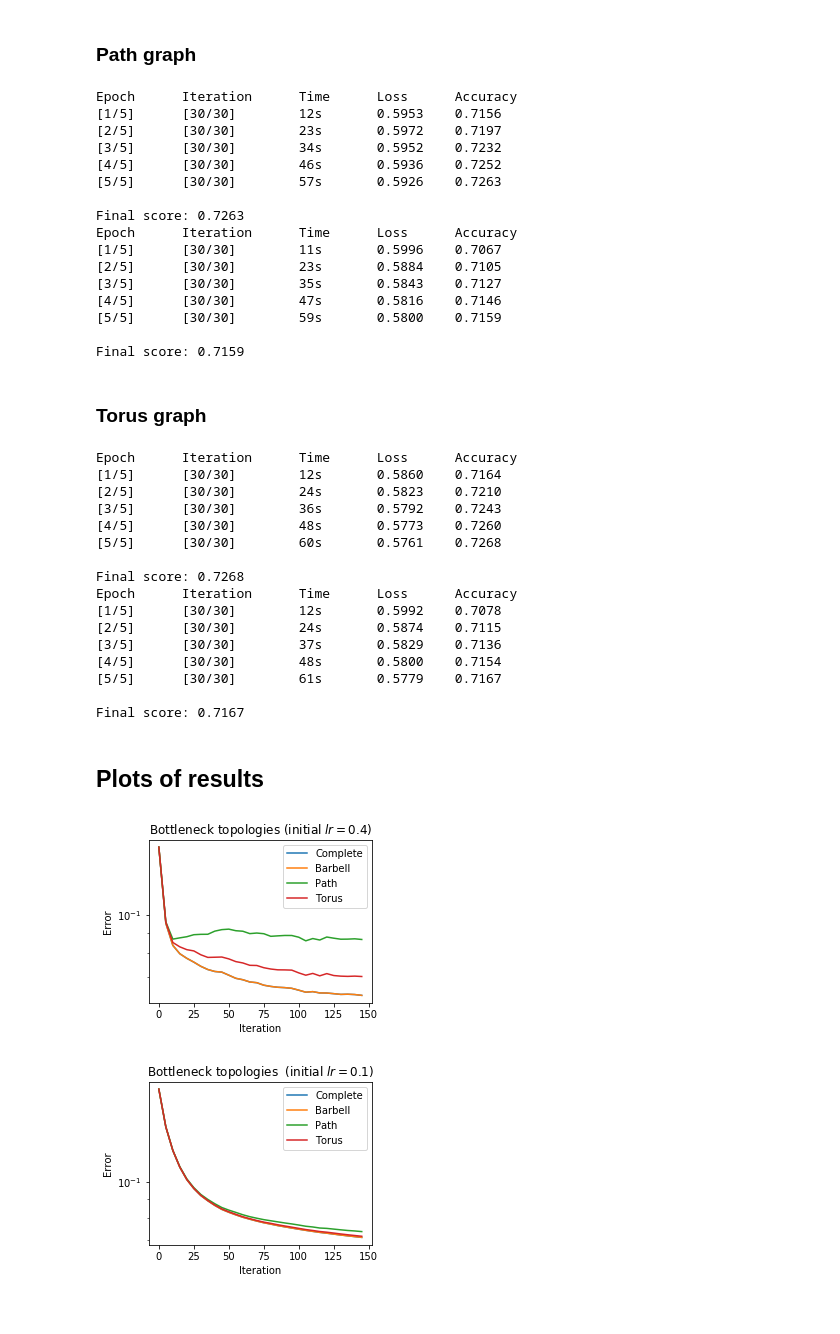
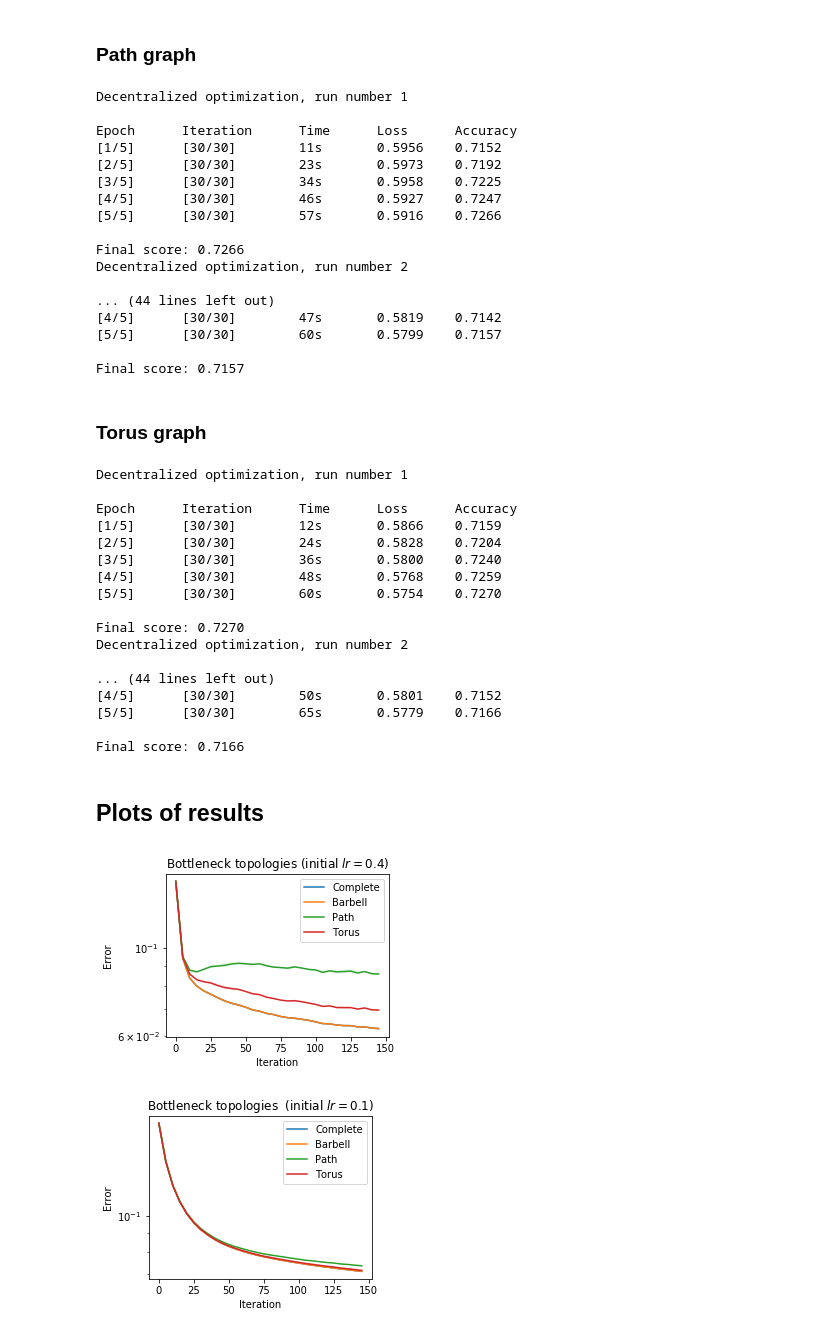
Before and after one commit to Adirlou/OptML_Project, a Jupyter notebook: bottleneck_topologies.ipynb, the cells around one changed output. Saved outputs shown, nothing was run; the diff lists cells and outputs as text; code cells hidden in the pictures.

Commit message:
updated JN for bottleneck + added new plotting function for mean and std

```diff
--- a/bottleneck_topologies.ipynb
+++ b/bottleneck_topologies.ipynb
@@ -65,8 +62,8 @@ params = dict(num_epoch=5, lr_type='bottou',
 # %%
 params_complete = params.copy()
 params_complete['topology'] = 'complete'
-losses_complete = run_logistic(A, y, params_complete, logging=True)
+losses_complete = helpers.run_logistic_n_times(A, y, params_complete, 3)
 
 params_complete['initial_lr'] = 0.1
-losses_complete_bis = run_logistic(A, y, params_complete, logging=True)
+losses_complete_bis = helpers.run_logistic_n_times(A, y, params_complete, 3)
 # %% [output]
@@ -91,8 +89,8 @@ Final score: 0.7171
 # %%
 params_barbell = params.copy()
 params_barbell['topology'] = 'barbell'
-losses_barbell = run_logistic(A, y, params_barbell, logging=True)
+losses_barbell = helpers.run_logistic_n_times(A, y, params_barbell, 3)
 
 params_barbell['initial_lr'] = 0.1
-losses_barbell_bis = run_logistic(A, y, params_barbell, logging=True)
+losses_barbell_bis = helpers.run_logistic_n_times(A, y, params_barbell, 3)
 # %% [output]
@@ -117,61 +116,63 @@ Final score: 0.7171
 # %%
 params_path = params.copy()
 params_path['topology'] = 'path'
-losses_path = run_logistic(A, y, params_path, logging=True)
+losses_path = helpers.run_logistic_n_times(A, y, params_path, 3)
 
 params_path['initial_lr'] = 0.1
-losses_path_bis = run_logistic(A, y, params_path, logging=True)
+losses_path_bis = helpers.run_logistic_n_times(A, y, params_path, 3)
 # %% [output]
+Decentralized optimization, run number 1
+
 Epoch      Iteration      Time      Loss      Accuracy
-[1/5]      [30/30]        12s       0.5953    0.7156
-[2/5]      [30/30]        23s       0.5972    0.7197
-[3/5]      [30/30]        34s       0.5952    0.7232
-[4/5]      [30/30]        46s       0.5936    0.7252
-[5/5]      [30/30]        57s       0.5926    0.7263
+[1/5]      [30/30]        11s       0.5956    0.7152
+[2/5]      [30/30]        23s       0.5973    0.7192
+[3/5]      [30/30]        34s       0.5958    0.7225
+[4/5]      [30/30]        46s       0.5927    0.7247
+[5/5]      [30/30]        57s       0.5916    0.7266
 
-Final score: 0.7263
-Epoch      Iteration      Time      Loss      Accuracy
-[1/5]      [30/30]        11s       0.5996    0.7067
-[2/5]      [30/30]        23s       0.5884    0.7105
-[3/5]      [30/30]        35s       0.5843    0.7127
-[4/5]      [30/30]        47s       0.5816    0.7146
-[5/5]      [30/30]        59s       0.5800    0.7159
+Final score: 0.7266
+Decentralized optimization, run number 2
 
-Final score: 0.7159
+... (44 lines left out)
+[4/5]      [30/30]        47s       0.5819    0.7142
+[5/5]      [30/30]        60s       0.5799    0.7157
+
+Final score: 0.7157
 # %% [markdown]
 ### Torus graph
 # %%
 params_torus = params.copy()
 params_torus['topology'] = 'torus'
-losses_torus = run_logistic(A, y, params_torus, logging=True)
+losses_torus = helpers.run_logistic_n_times(A, y, params_torus, 3)
 
 params_torus['initial_lr'] = 0.1
-losses_torus_bis = run_logistic(A, y, params_torus, logging=True)
+losses_torus_bis = helpers.run_logistic_n_times(A, y, params_torus, 3)
 # %% [output]
+Decentralized optimization, run number 1
+
 Epoch      Iteration      Time      Loss      Accuracy
-[1/5]      [30/30]        12s       0.5860    0.7164
-[2/5]      [30/30]        24s       0.5823    0.7210
-[3/5]      [30/30]        36s       0.5792    0.7243
-[4/5]      [30/30]        48s       0.5773    0.7260
-[5/5]      [30/30]        60s       0.5761    0.7268
+[1/5]      [30/30]        12s       0.5866    0.7159
+[2/5]      [30/30]        24s       0.5828    0.7204
+[3/5]      [30/30]        36s       0.5800    0.7240
+[4/5]      [30/30]        48s       0.5768    0.7259
+[5/5]      [30/30]        60s       0.5754    0.7270
 
-Final score: 0.7268
-Epoch      Iteration      Time      Loss      Accuracy
-[1/5]      [30/30]        12s       0.5992    0.7078
-[2/5]      [30/30]        24s       0.5874    0.7115
-[3/5]      [30/30]        37s       0.5829    0.7136
-[4/5]      [30/30]        48s       0.5800    0.7154
-[5/5]      [30/30]        61s       0.5779    0.7167
+Final score: 0.7270
+Decentralized optimization, run number 2
 
-Final score: 0.7167
+... (44 lines left out)
+[4/5]      [30/30]        50s       0.5801    0.7152
+[5/5]      [30/30]        65s       0.5779    0.7166
+
+Final score: 0.7166
 # %% [markdown]
 ## Plots of results
 # %%
-iterations_indices = np.arange(0, losses_complete.shape[0] * compute_loss_every,
+iterations_indices = np.arange(0, losses_complete[0].shape[0] * compute_loss_every,
                                compute_loss_every)
-helpers.plot_losses(np.stack((losses_complete, losses_barbell, losses_path, losses_torus)),
+helpers.plot_losses_with_std([losses_complete, losses_barbell, losses_path, losses_torus],
             iterations_indices, optimum_loss=optimum_loss,
             labels=['Complete','Barbell', 'Path', 'Torus'], title='Bottleneck topologies (initial $lr=0.4$)', figsize=(4,3))
 # %% [output]
-[figure, old version]
+[figure, new version]
 # %%
```
Also changed, not shown: parts of 4 cells of this notebook, 2 other files.
